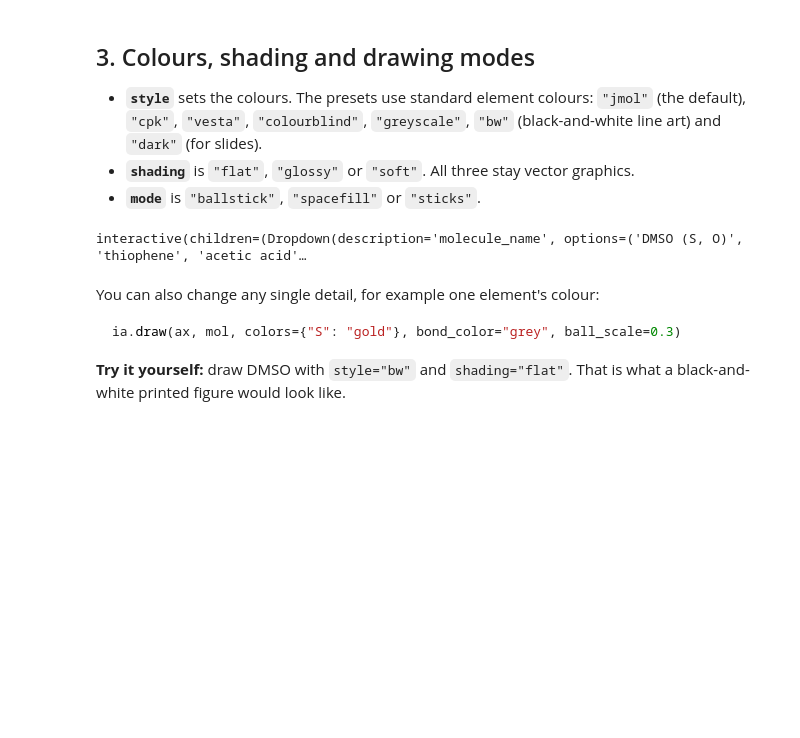
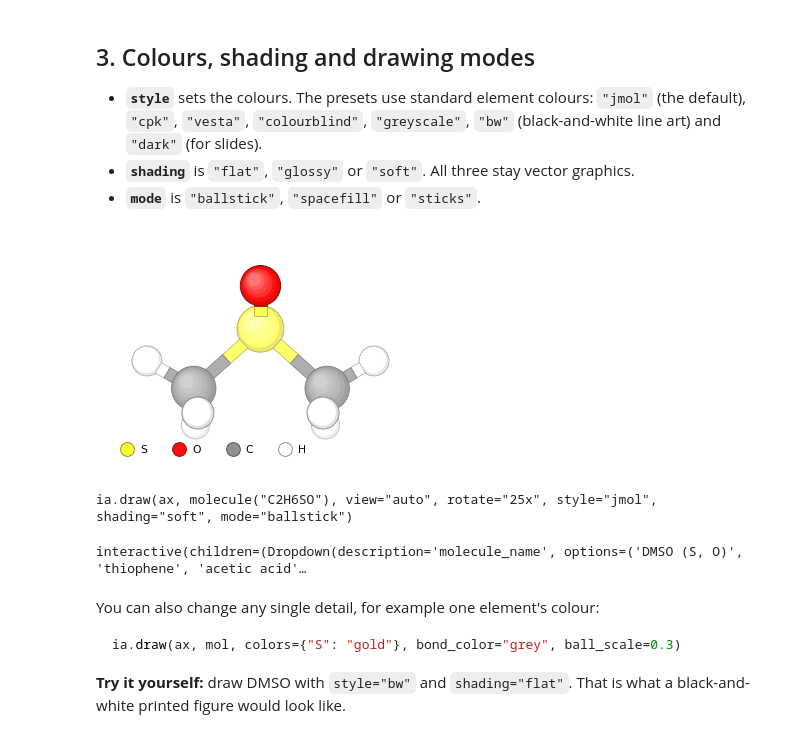
Before and after one commit to JoelCrewe/InkAtoms, a Jupyter notebook: examples/tutorial.ipynb, the cells around one changed output. Saved outputs shown, nothing was run; the diff lists cells and outputs as text; code cells hidden in the pictures; blank space fills up the shorter version.

```diff
--- a/examples/tutorial.ipynb
+++ b/examples/tutorial.ipynb
@@ -120,17 +151,21 @@ interactive(children=(Dropdown(description='view', options=('auto', 'z', '-y', '
 # %%
 molecules = {"DMSO (S, O)": "C2H6SO", "thiophene": "C4H4S", "acetic acid": "CH3COOH",
              "pyridine (N)": "C5H5N", "benzene": "C6H6"}
 
 @interact(molecule_name=list(molecules), style=["jmol", "cpk", "vesta", "colourblind", "greyscale", "bw"],
           shading=["flat", "glossy", "soft"], mode=["ballstick", "spacefill", "sticks"])
 def show(molecule_name="DMSO (S, O)", style="jmol", shading="soft", mode="ballstick"):
     mol = molecule(molecules[molecule_name])
     fig, ax = plt.subplots(figsize=(3.6, 3.2))
     art = ia.draw(ax, mol, view="auto", rotate="25x", style=style, shading=shading, mode=mode)
     ia.legend(ax, art, loc="lower left", fontsize=7, ncol=4)
     plt.show()
+    print_call("ia.draw", "ax", f'molecule("{molecules[molecule_name]}")', view="auto", rotate="25x",
+               style=style, shading=shading, mode=mode)
 # %% [output]
+[figure, added]
-interactive(children=(Dropdown(description='molecule_name', options=('DMSO (S, O)', 'thiophene', 'acetic acid'…
+ia.draw(ax, molecule("C2H6SO"), view="auto", rotate="25x", style="jmol", shading="soft", mode="ballstick")
+interactive(children=(Dropdown(description='molecule_name', options=('DMSO (S, O)', 'thiophene', 'acetic acid'…
 # %% [markdown]
 You can also change any single detail, for example one element's colour:
 
```
Also changed, not shown: parts of 16 cells of this notebook, 1 other file.
